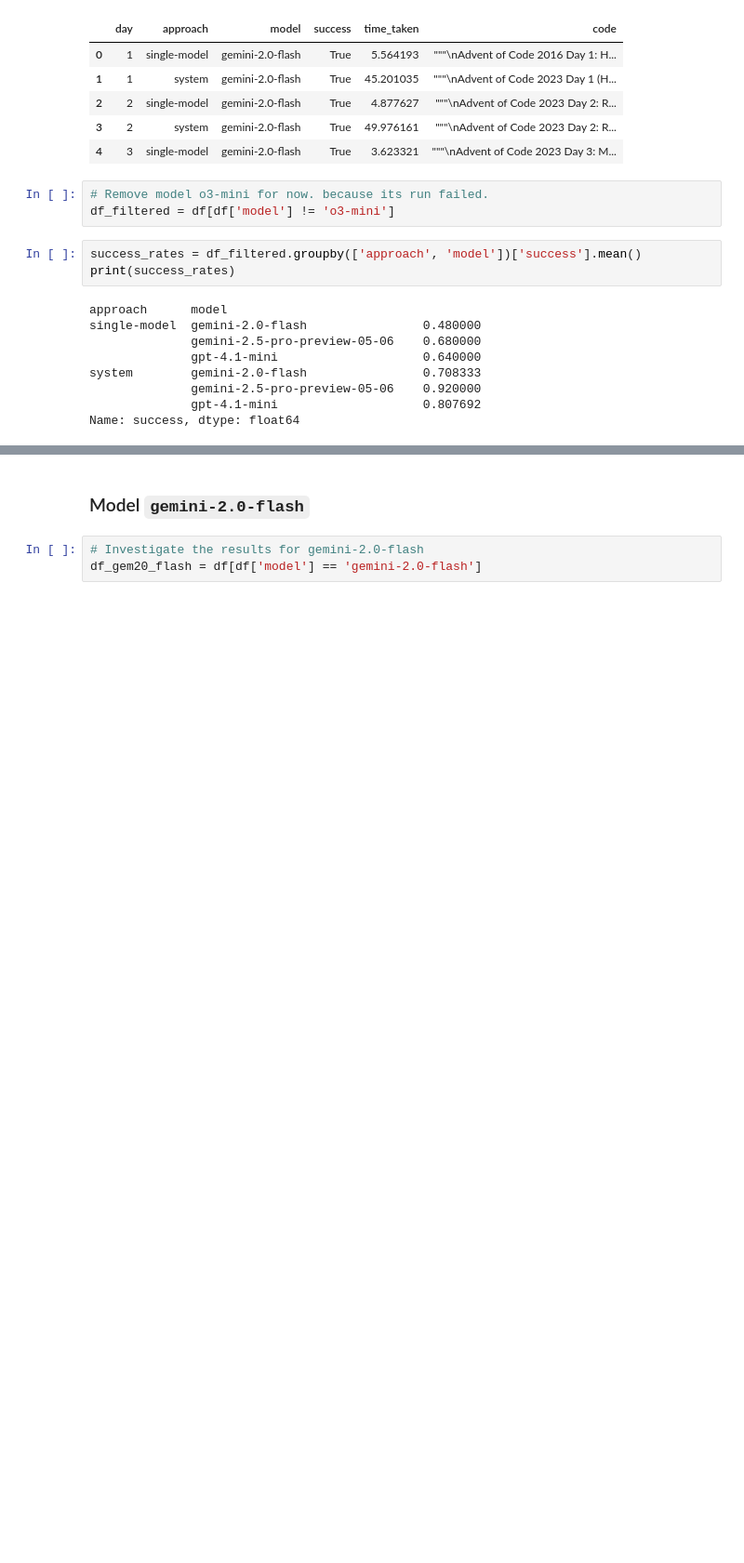
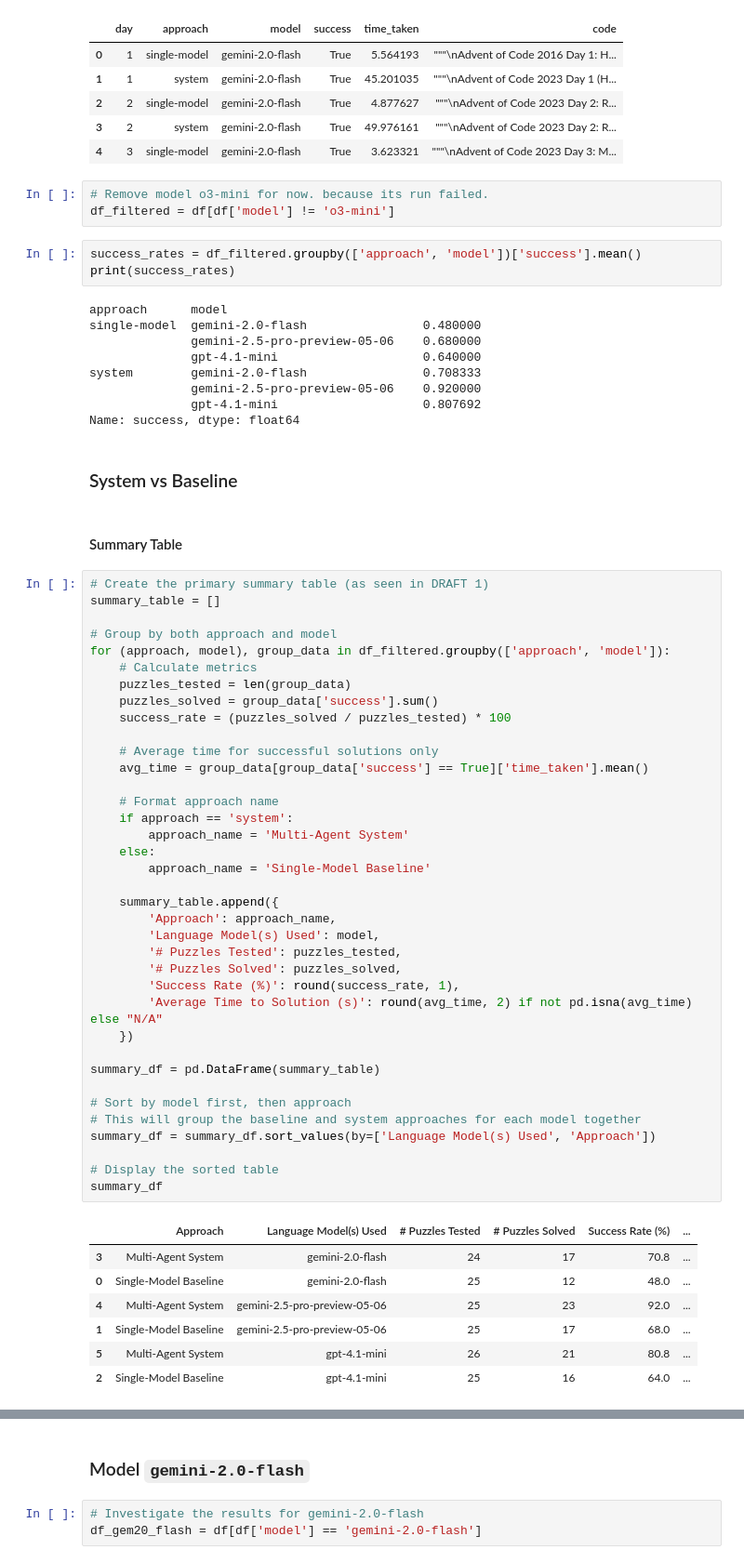
Before and after one commit to twanh/thesis-advent-of-agents, a Jupyter notebook: experiments/base_line.ipynb, the cells around one changed output, grey strips where cells are left out. Shown at 93% size. Saved outputs shown, nothing was run; the diff lists cells and outputs as text; blank space fills up the shorter version.

```diff
--- a/experiments/base_line.ipynb
+++ b/experiments/base_line.ipynb
@@ -777,3 +777,52 @@ system        gemini-2.0-flash                0.708333
               gemini-2.5-pro-preview-05-06    0.920000
               gpt-4.1-mini                    0.807692
 Name: success, dtype: float64
+# %% [markdown]
+### System vs Baseline
+# %% [markdown]
+#### Summary Table
+# %%
+# Create the primary summary table (as seen in DRAFT 1)
+summary_table = []
+
+# Group by both approach and model
+for (approach, model), group_data in df_filtered.groupby(['approach', 'model']):
+    # Calculate metrics
+    puzzles_tested = len(group_data)
+    puzzles_solved = group_data['success'].sum()
+    success_rate = (puzzles_solved / puzzles_tested) * 100
+
+    # Average time for successful solutions only
+    avg_time = group_data[group_data['success'] == True]['time_taken'].mean()
+
+    # Format approach name
+    if approach == 'system':
+        approach_name = 'Multi-Agent System'
+    else:
+        approach_name = 'Single-Model Baseline'
+
+    summary_table.append({
+        'Approach': approach_name,
+        'Language Model(s) Used': model,
+        '# Puzzles Tested': puzzles_tested,
+        '# Puzzles Solved': puzzles_solved,
+        'Success Rate (%)': round(success_rate, 1),
+        'Average Time to Solution (s)': round(avg_time, 2) if not pd.isna(avg_time) else "N/A"
+    })
+
+summary_df = pd.DataFrame(summary_table)
+
+# Sort by model first, then approach
+# This will group the baseline and system approaches for each model together
+summary_df = summary_df.sort_values(by=['Language Model(s) Used', 'Approach'])
+
+# Display the sorted table
+summary_df
+# %% [output]
+|  | Approach | Language Model(s) Used | # Puzzles Tested | # Puzzles Solved | Success Rate (%) | ... |
+| 3 | Multi-Agent System | gemini-2.0-flash | 24 | 17 | 70.8 | ... |
+| 0 | Single-Model Baseline | gemini-2.0-flash | 25 | 12 | 48.0 | ... |
+| 4 | Multi-Agent System | gemini-2.5-pro-preview-05-06 | 25 | 23 | 92.0 | ... |
+| 1 | Single-Model Baseline | gemini-2.5-pro-preview-05-06 | 25 | 17 | 68.0 | ... |
+| 5 | Multi-Agent System | gpt-4.1-mini | 26 | 21 | 80.8 | ... |
+| 2 | Single-Model Baseline | gpt-4.1-mini | 25 | 16 | 64.0 | ... |
```
Also changed, not shown: parts of 9 cells of this notebook.
